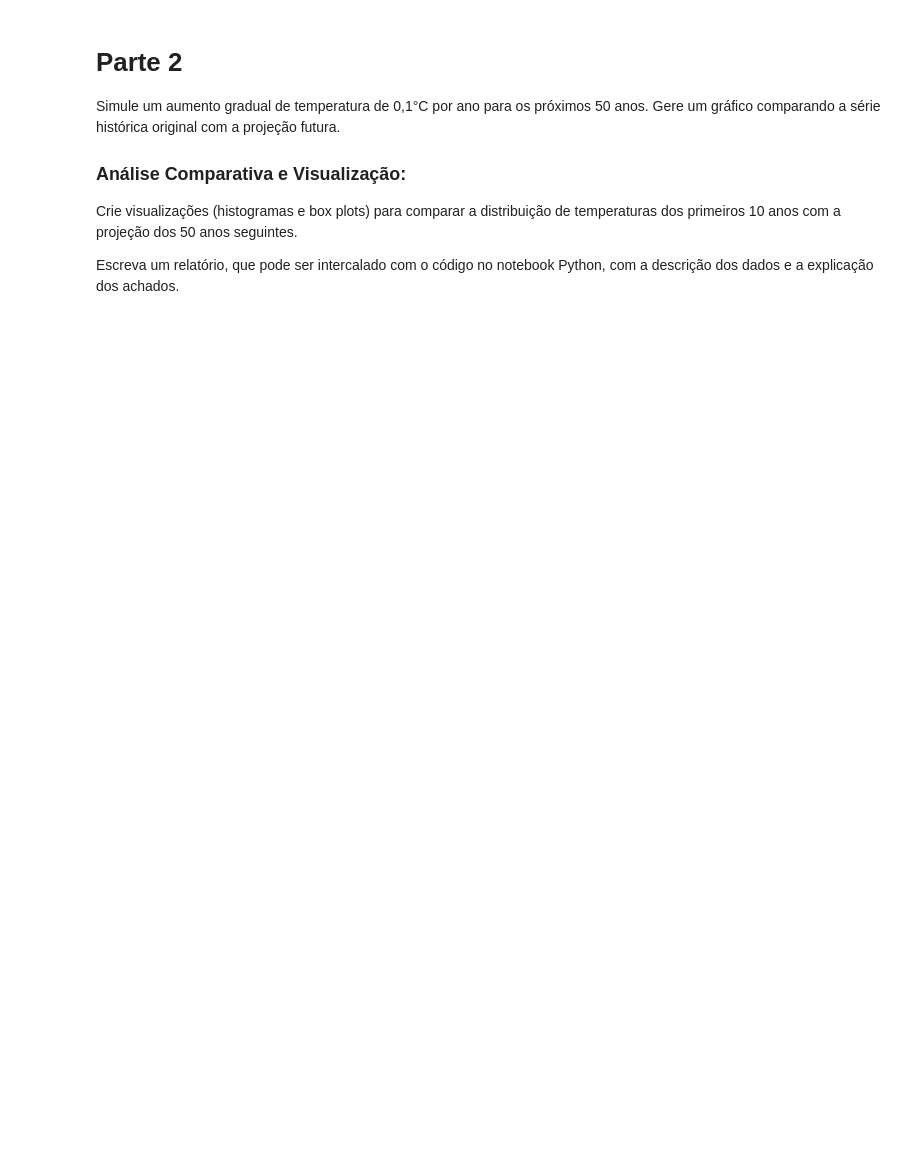
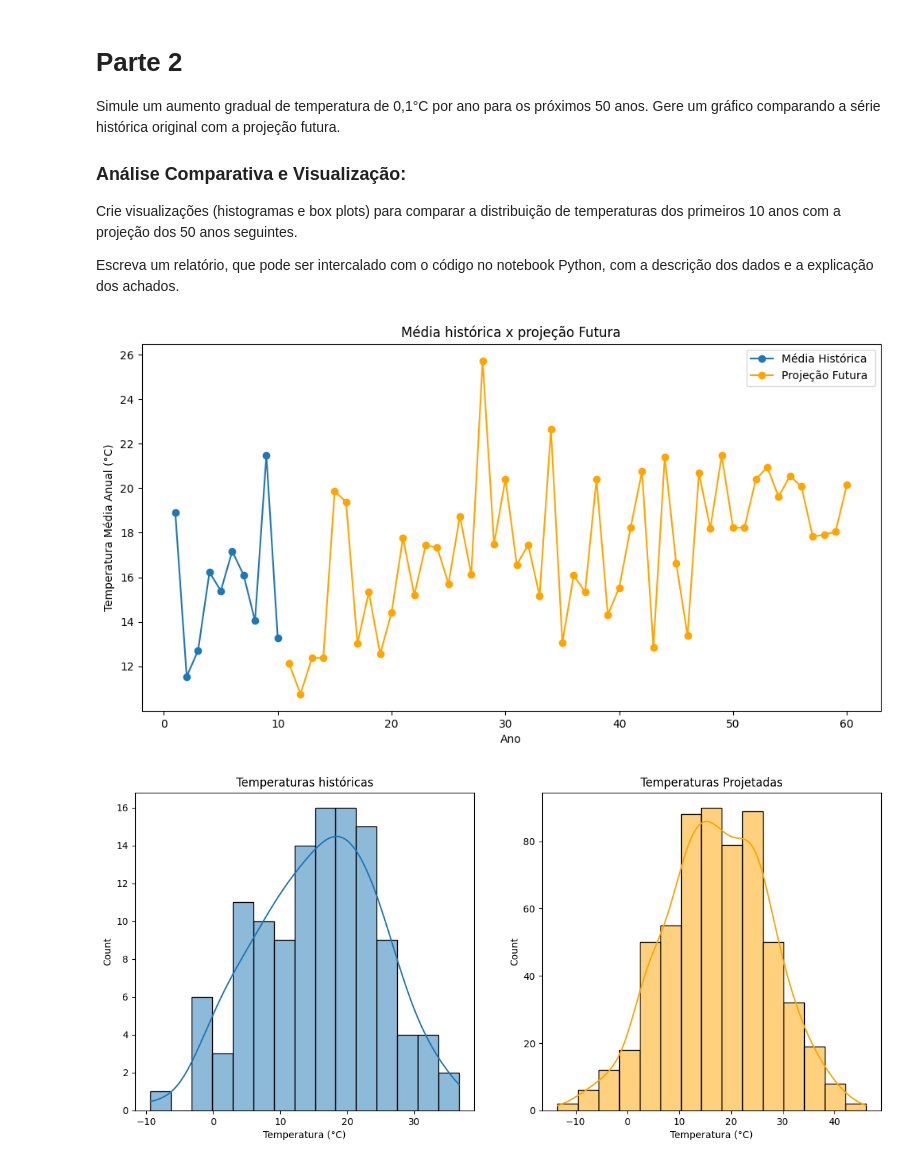
Before and after one commit to scjoaoantonio/aulas_datascience, a Jupyter notebook: exercicio3/main.ipynb, the cells around one changed output. Drawn from its saved outputs; the diff is of its cells as text; code cells hidden in the pictures; blank space fills up the shorter version.

```diff
--- a/exercicio3/main.ipynb
+++ b/exercicio3/main.ipynb
@@ -72,3 +117,52 @@ Simule um aumento gradual de temperatura de 0,1°C por ano para os próximos 50
 Crie visualizações (histogramas e box plots) para comparar a distribuição de temperaturas dos primeiros 10 anos com a projeção dos 50 anos seguintes.
 
 Escreva um relatório, que pode ser intercalado com o código no notebook Python, com a descrição dos dados e a explicação dos achados.
+# %%
+# média anual histórica
+media_anual_historica = np.mean(temperaturas_ano, axis=1)
+
+# Simulação - 50 anos
+anos_projecao = 50
+incremento_anual = 0.1
+temperaturas_futuras = []
+
+#temperaturas com aumento de 0.1°C e média
+for i in range(anos_projecao):
+    media_anual = 15 + (i + 1) * incremento_anual
+    temperaturas_futuras.extend(np.random.normal(media_anual, 10, meses))
+media_anual_futura = np.mean(np.array(temperaturas_futuras).reshape(anos_projecao, meses), axis=1)
+# %%
+# Histórica x Futura
+plt.figure(figsize=(12, 6))
+plt.plot(range(1, anos + 1), media_anual_historica, label="Média Histórica ", marker='o')
+plt.plot(range(anos + 1, anos + anos_projecao + 1), media_anual_futura,
+         label="Projeção Futura", color='orange', marker='o')
+plt.xlabel("Ano")
+plt.ylabel("Temperatura Média Anual (°C)")
+plt.title("Média histórica x projeção Futura")
+plt.legend()
+plt.show()
+
+# Análise Comparativa: Histogramas
+plt.figure(figsize=(14, 6))
+plt.subplot(1, 2, 1)
+sns.histplot(temperaturas, bins=15, kde=True)
+plt.title("Temperaturas históricas")
+plt.xlabel("Temperatura (°C)")
+
+plt.subplot(1, 2, 2)
+sns.histplot(temperaturas_futuras, bins=15, kde=True, color='orange')
+plt.title("Temperaturas Projetadas")
+plt.xlabel("Temperatura (°C)")
+plt.show()
+
+# Análise Comparativa: Box Plot
+plt.figure(figsize=(10, 6))
+sns.boxplot(data=[temperaturas, temperaturas_futuras], palette=["#1f77b4", "#ff7f0e"])
+plt.xticks([0, 1], ["Histórico", "Projeção"])
+plt.title("Distribuição de temperaturas")
+plt.ylabel("Temperatura (°C)")
+plt.show()
+# %% [output]
+[figure, added]
+[figure, added]
```
Also changed, not shown: parts of 8 cells of this notebook.
